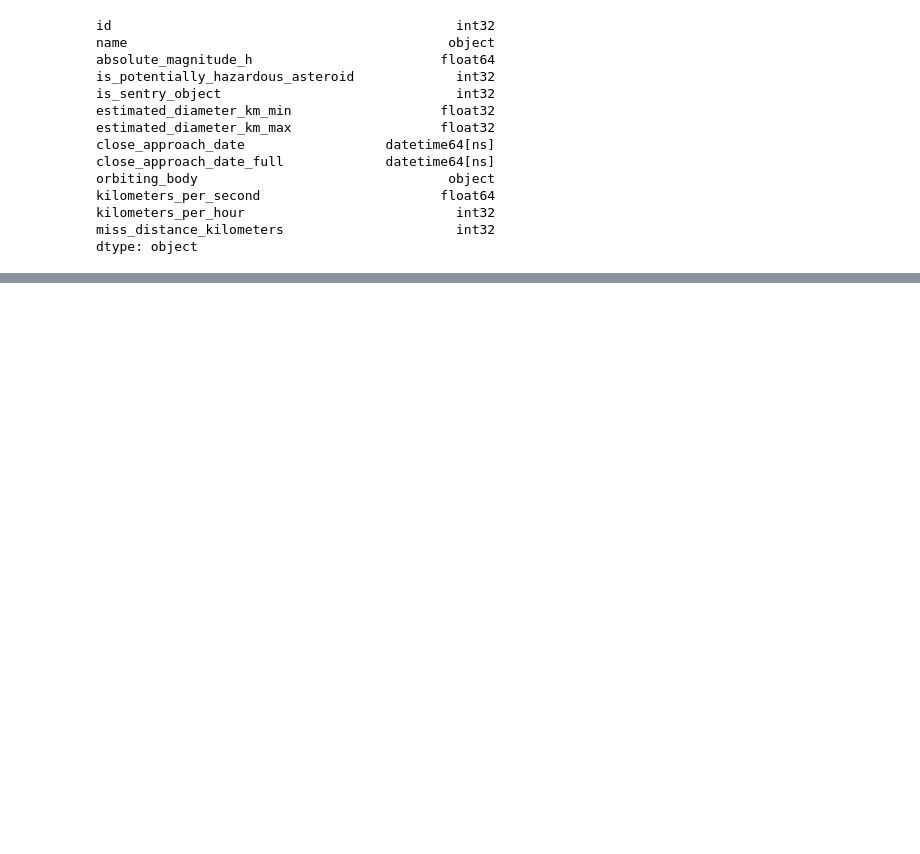
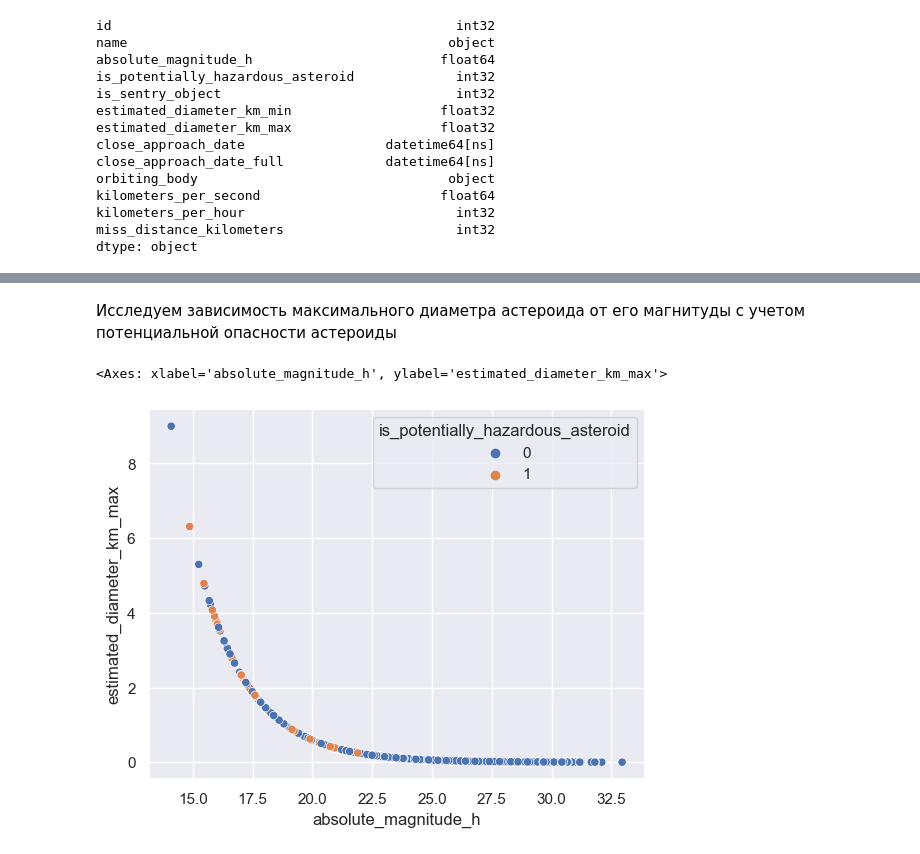
Before and after one commit to MikalaiZaitsau/Data_Analysis, a Jupyter notebook: NASA API/NASA_Asteroids_API.ipynb, the cells around one changed output, grey strips where cells are left out. Saved outputs shown, nothing was run; the diff lists cells and outputs as text; code cells hidden in the pictures; blank space fills up the shorter version.

Commit message:
Created plots

```diff
--- a/NASA API/NASA_Asteroids_API.ipynb
+++ b/NASA API/NASA_Asteroids_API.ipynb
@@ -344,2 +343,12 @@ df0
 # %%
 #aaa.to_csv('NASA_Asteroids_2021.csv')
+# %% [markdown]
+Исследуем зависимость максимального диаметра астероида от его магнитуды с учетом потенциальной опасности астероиды
+# %%
+sns.scatterplot(data=df0,
+                x="absolute_magnitude_h",
+                y="estimated_diameter_km_max",
+                hue="is_potentially_hazardous_asteroid")
+# %% [output]
+<Axes: xlabel='absolute_magnitude_h', ylabel='estimated_diameter_km_max'>
+[figure, added]
```
Also changed, not shown: parts of 14 cells of this notebook.
